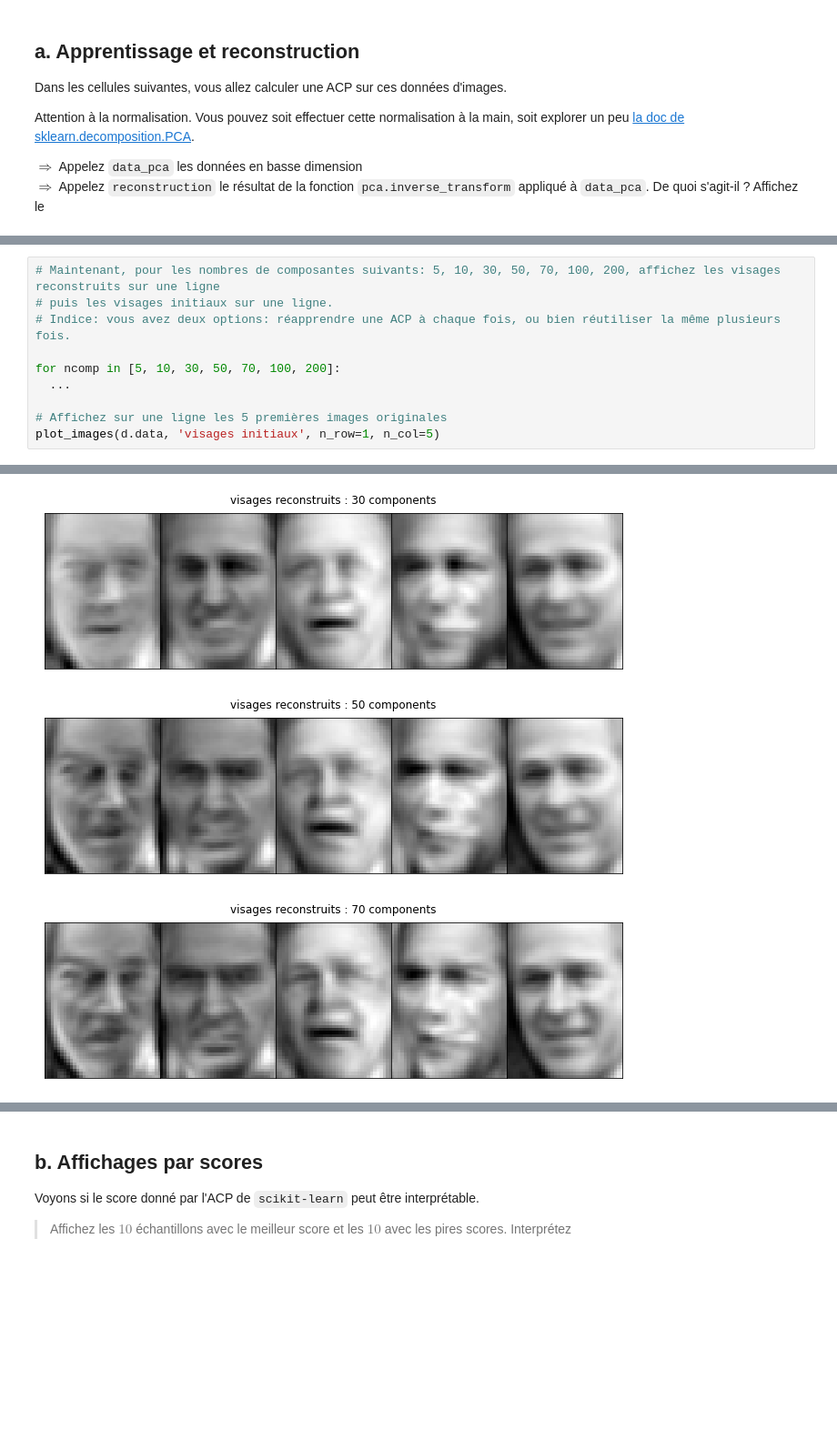
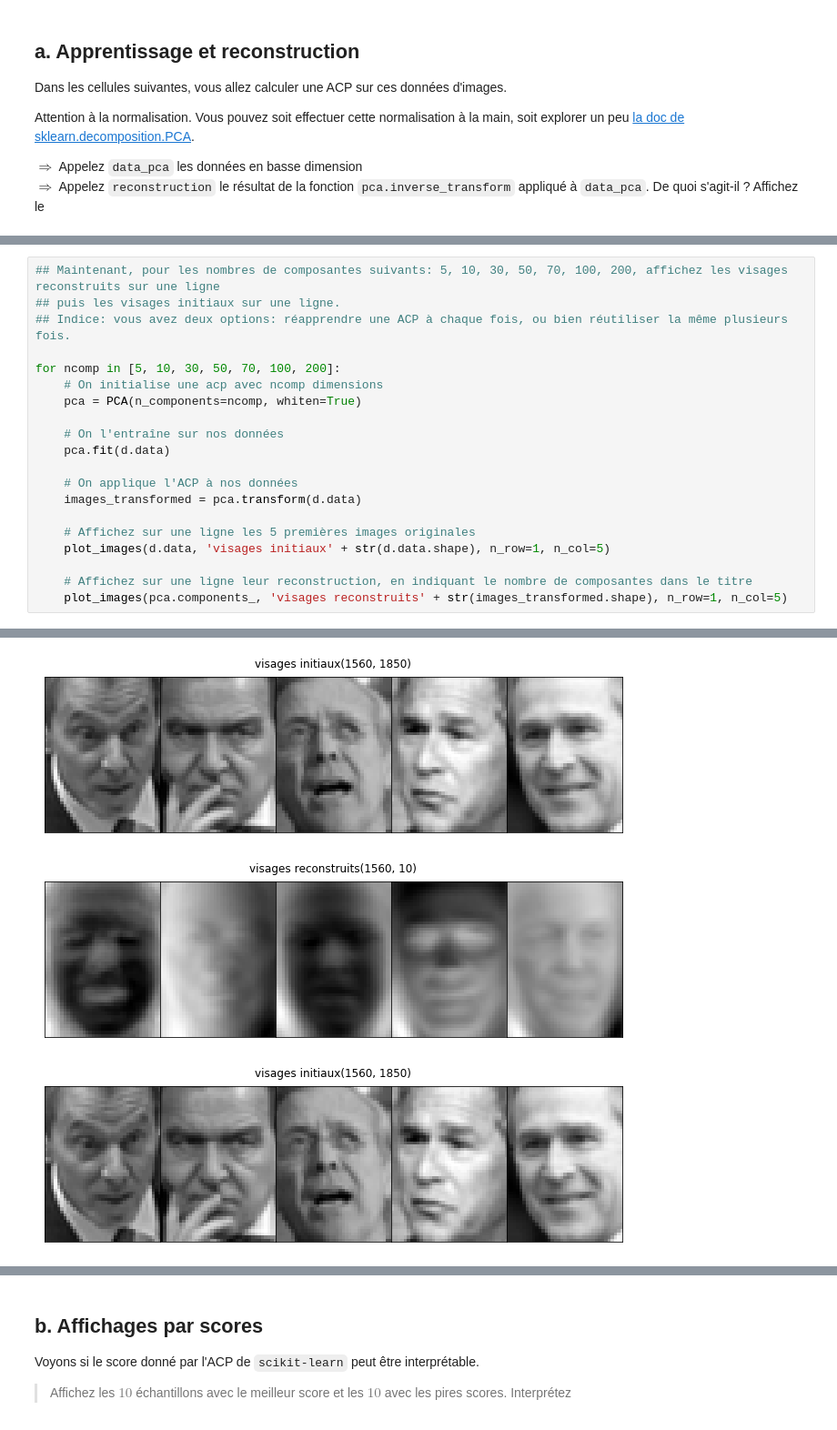
Before and after one commit to campusplage/compte-rendus-jottras_juventin, a Jupyter notebook: TP2_sklearn.ipynb, the cells around one changed output, grey strips where cells are left out. Shown at 91% size. Drawn from its saved outputs; the diff is of its cells as text; blank space fills up the shorter version.

```diff
--- a/TP2_sklearn.ipynb
+++ b/TP2_sklearn.ipynb
@@ -301,11 +329,21 @@ reconstruction = ....
 # %%
-# Maintenant, pour les nombres de composantes suivants: 5, 10, 30, 50, 70, 100, 200, affichez les visages reconstruits sur une ligne
-# puis les visages initiaux sur une ligne.
-# Indice: vous avez deux options: réapprendre une ACP à chaque fois, ou bien réutiliser la même plusieurs fois.
+## Maintenant, pour les nombres de composantes suivants: 5, 10, 30, 50, 70, 100, 200, affichez les visages reconstruits sur une ligne
+## puis les visages initiaux sur une ligne.
+## Indice: vous avez deux options: réapprendre une ACP à chaque fois, ou bien réutiliser la même plusieurs fois.
 
 for ncomp in [5, 10, 30, 50, 70, 100, 200]:
-  ...
+    # On initialise une acp avec ncomp dimensions
+    pca = PCA(n_components=ncomp, whiten=True)
 
-# Affichez sur une ligne les 5 premières images originales
-plot_images(d.data, 'visages initiaux', n_row=1, n_col=5)
+    # On l'entraîne sur nos données
+    pca.fit(d.data)
+
+    # On applique l'ACP à nos données
+    images_transformed = pca.transform(d.data)
+
+    # Affichez sur une ligne les 5 premières images originales
+    plot_images(d.data, 'visages initiaux' + str(d.data.shape), n_row=1, n_col=5)
+
+    # Affichez sur une ligne leur reconstruction, en indiquant le nombre de composantes dans le titre
+    plot_images(pca.components_, 'visages reconstruits' + str(images_transformed.shape), n_row=1, n_col=5)
 # %% [output]
@@ -314,3 +352,3 @@ plot_images(d.data, 'visages initiaux', n_row=1, n_col=5)
-[figure, old version]
+[figure, new version]
-[figure, old version]
+[figure, new version]
-[figure, old version]
+[figure, new version]
```
Also changed, not shown: parts of 5 cells of this notebook.
